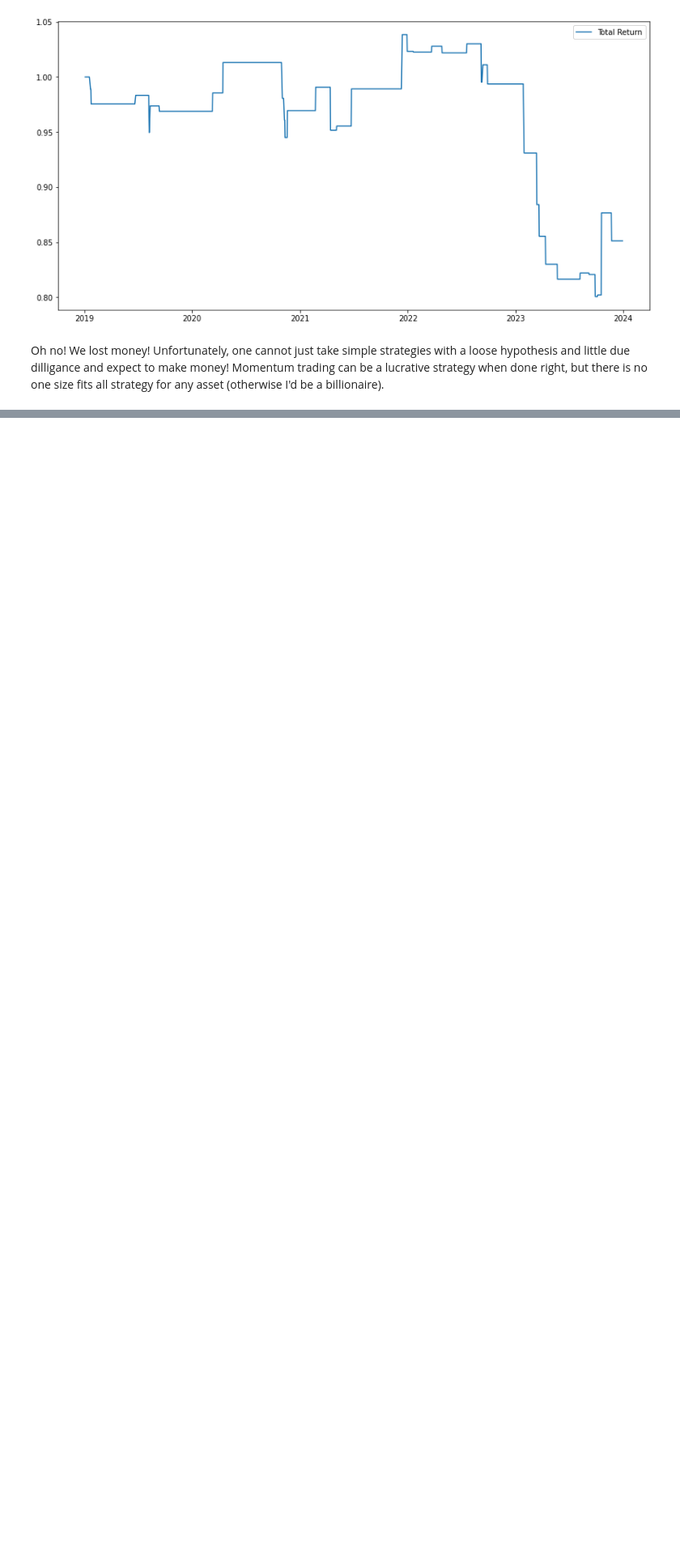
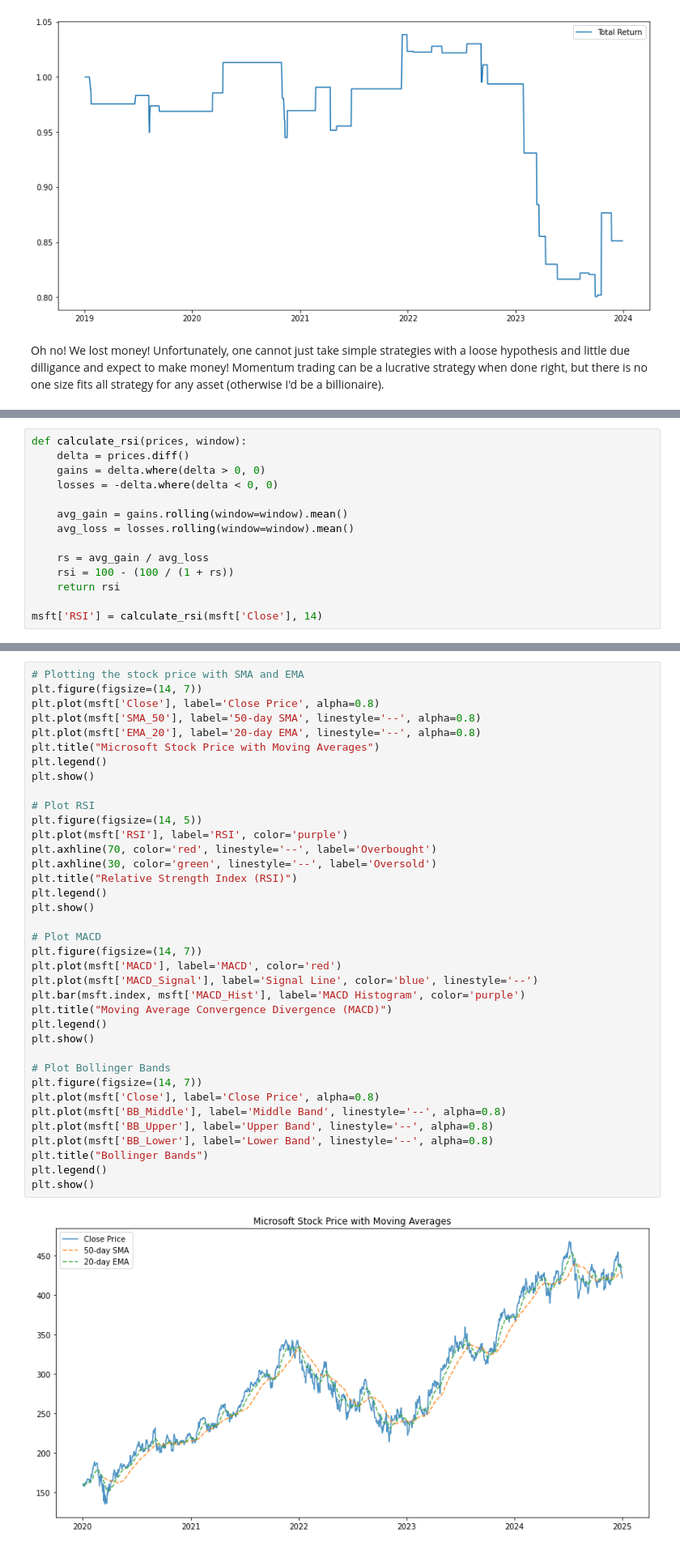
Before and after one commit to georgelord0/DGQT-Algo-Trading-Cohort, a Jupyter notebook: Week 3/DGQT_Algo_Trading_Cohort_Wk_3.ipynb, the cells around one changed output, grey strips where cells are left out. Shown: that part at 81% size. Drawn from its saved outputs; the diff is of its cells as text; blank space fills up the shorter version.

```diff
--- a/Week 3/DGQT_Algo_Trading_Cohort_Wk_3.ipynb
+++ b/Week 3/DGQT_Algo_Trading_Cohort_Wk_3.ipynb
@@ -148,0 +171,14 @@ Oh no! We lost money! Unfortunately, one cannot just take simple strategies with
+# %%
+def calculate_rsi(prices, window):
+    delta = prices.diff()
+    gains = delta.where(delta > 0, 0)
+    losses = -delta.where(delta < 0, 0)
+
+    avg_gain = gains.rolling(window=window).mean()
+    avg_loss = losses.rolling(window=window).mean()
+
+    rs = avg_gain / avg_loss
+    rsi = 100 - (100 / (1 + rs))
+    return rsi
+
+msft['RSI'] = calculate_rsi(msft['Close'], 14)
@@ -148,0 +204,39 @@ Oh no! We lost money! Unfortunately, one cannot just take simple strategies with
+# %%
+# Plotting the stock price with SMA and EMA
+plt.figure(figsize=(14, 7))
+plt.plot(msft['Close'], label='Close Price', alpha=0.8)
+plt.plot(msft['SMA_50'], label='50-day SMA', linestyle='--', alpha=0.8)
+plt.plot(msft['EMA_20'], label='20-day EMA', linestyle='--', alpha=0.8)
+plt.title("Microsoft Stock Price with Moving Averages")
+plt.legend()
+plt.show()
+
+# Plot RSI
+plt.figure(figsize=(14, 5))
+plt.plot(msft['RSI'], label='RSI', color='purple')
+plt.axhline(70, color='red', linestyle='--', label='Overbought')
+plt.axhline(30, color='green', linestyle='--', label='Oversold')
+plt.title("Relative Strength Index (RSI)")
+plt.legend()
+plt.show()
+
+# Plot MACD
+plt.figure(figsize=(14, 7))
+plt.plot(msft['MACD'], label='MACD', color='red')
+plt.plot(msft['MACD_Signal'], label='Signal Line', color='blue', linestyle='--')
+plt.bar(msft.index, msft['MACD_Hist'], label='MACD Histogram', color='purple')
+plt.title("Moving Average Convergence Divergence (MACD)")
+plt.legend()
+plt.show()
+
+# Plot Bollinger Bands
+plt.figure(figsize=(14, 7))
+plt.plot(msft['Close'], label='Close Price', alpha=0.8)
+plt.plot(msft['BB_Middle'], label='Middle Band', linestyle='--', alpha=0.8)
+plt.plot(msft['BB_Upper'], label='Upper Band', linestyle='--', alpha=0.8)
+plt.plot(msft['BB_Lower'], label='Lower Band', linestyle='--', alpha=0.8)
+plt.title("Bollinger Bands")
+plt.legend()
+plt.show()
+# %% [output]
+[figure, added]
```
Also changed, not shown: parts of 7 cells of this notebook, 2 other files.
